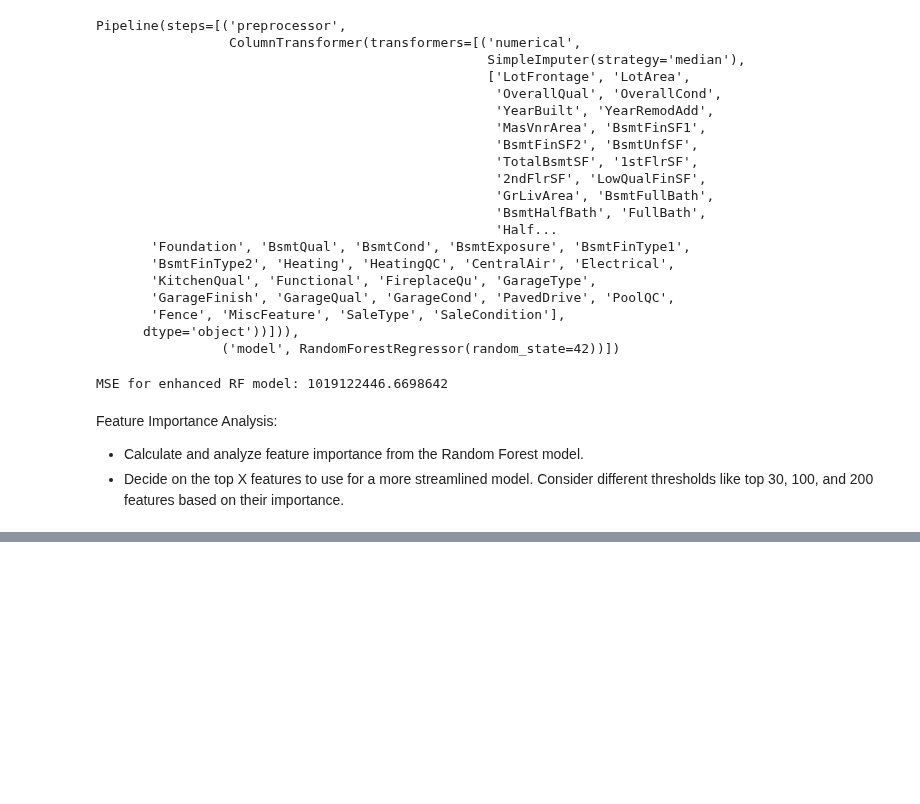
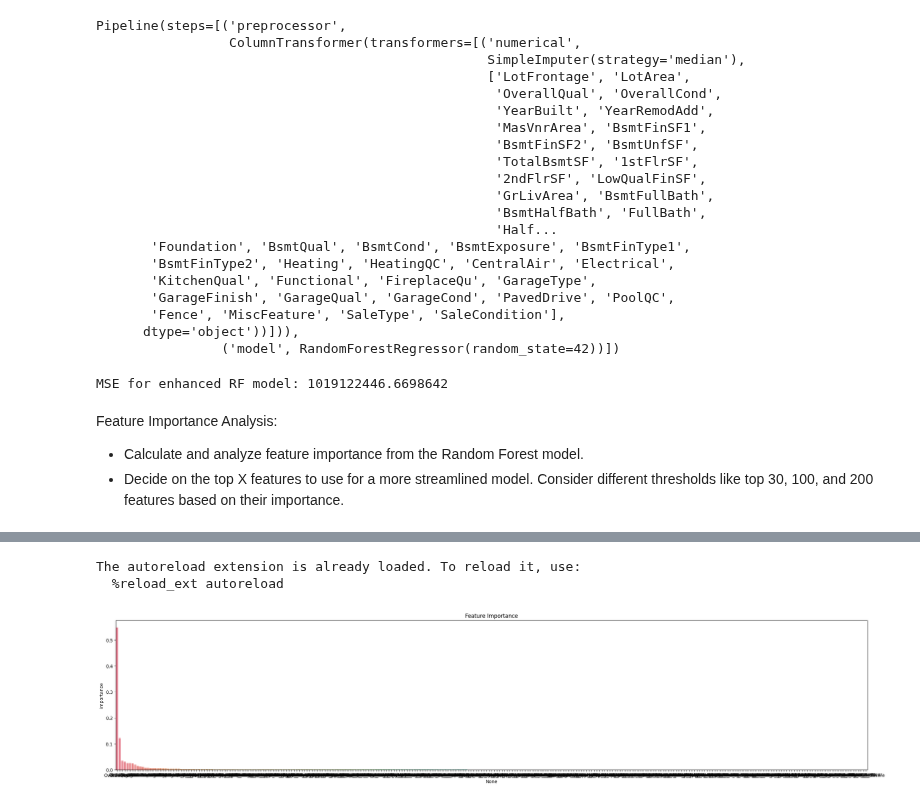
Before and after one commit to jordanriver/DScourse, a Jupyter notebook: Homework/Meeting_17_fun_exercise_jordan.ipynb, the cells around one changed output, grey strips where cells are left out. Drawn from its saved outputs; the diff is of its cells as text; code cells hidden in the pictures; blank space fills up the shorter version.

```diff
--- a/Homework/Meeting_17_fun_exercise_jordan.ipynb
+++ b/Homework/Meeting_17_fun_exercise_jordan.ipynb
@@ -364,0 +276,32 @@ list(rf_pipeline.named_steps['preprocessor'].transformers_[1][1].named_steps['on
+# %%
+# Accessing 'Helpful_ml_functions' directory
+%load_ext autoreload
+from transformer_features import get_feature_names
+
+# Get model object from pipeline
+model = rf_pipeline.named_steps['model']
+
+# Get feature_importances from model
+importances = model.feature_importances_
+
+# Get ColumnTransformer (preprocessor) from pipeline
+rf_preprocessor = rf_pipeline.named_steps['preprocessor']
+
+# Get feature names after preprocessing
+feature_names = get_feature_names(rf_preprocessor)
+
+# Create feature importance DataFrame
+feature_importance = pd.DataFrame(data=importances, index=feature_names, columns=['importance'])
+
+# Sort DataFrame by importance in descending order
+feature_importance_sorted = feature_importance.sort_values(by='importance', ascending=False)
+
+# Display full set of importances
+plt.figure(figsize=(30, 6))
+plt.title("Feature Importance")
+sns.barplot(x=feature_importance_sorted.index, y=feature_importance_sorted['importance'], hue=feature_importance_sorted.index)
+plt.show()
+# %% [output]
+The autoreload extension is already loaded. To reload it, use:
+  %reload_ext autoreload
+[figure, added]
```
Also changed, not shown: parts of 10 cells of this notebook, 2 other files.
